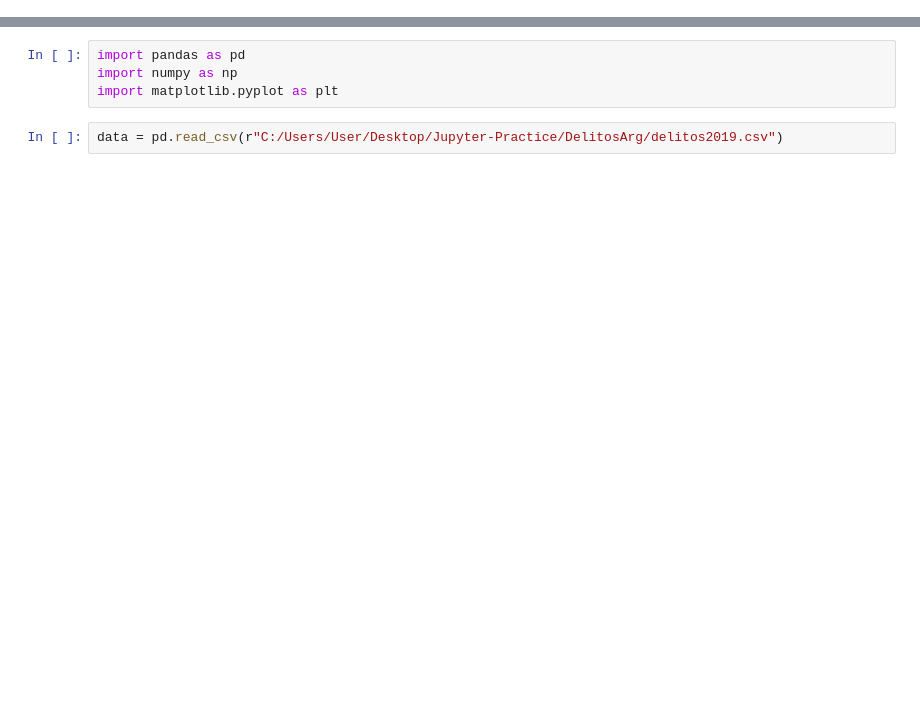
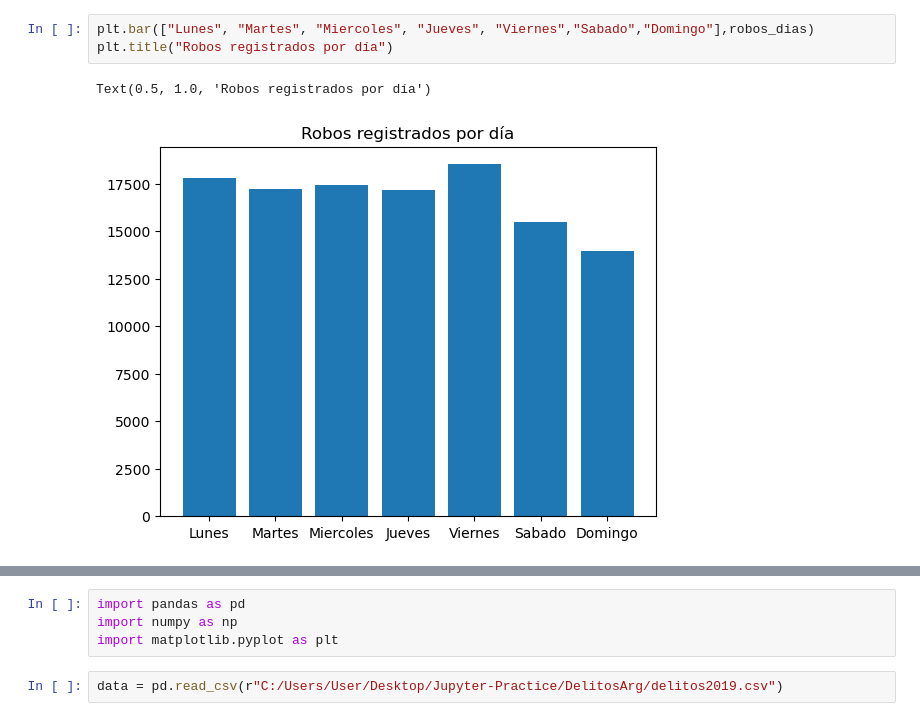
Before and after one commit to monardop/Jupyter-Practice, a Jupyter notebook: DelitosArg/DelitosArg.ipynb, the cells around one changed output, grey strips where cells are left out. Cells and saved outputs as stored; diff of their text form; blank space fills up the shorter version.

```diff
--- a/DelitosArg/DelitosArg.ipynb
+++ b/DelitosArg/DelitosArg.ipynb
@@ -5,0 +19,6 @@ Este trabajo trata de analizar esta problemática con las herramientas vistas en
+# %%
+plt.bar(["Lunes", "Martes", "Miercoles", "Jueves", "Viernes","Sabado","Domingo"],robos_dias)
+plt.title("Robos registrados por día")
+# %% [output]
+Text(0.5, 1.0, 'Robos registrados por día')
+[figure, added]
```
Also changed, not shown: parts of 15 cells of this notebook.
